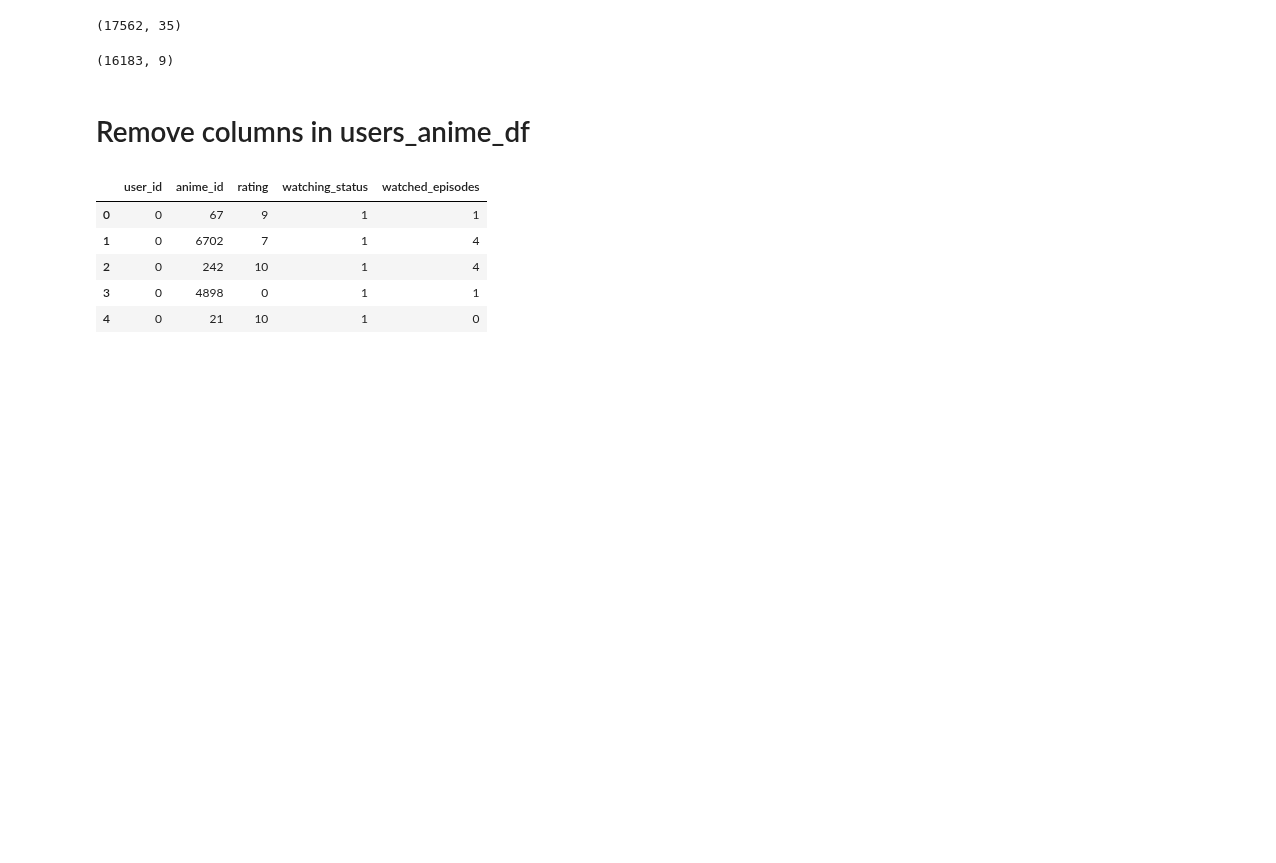
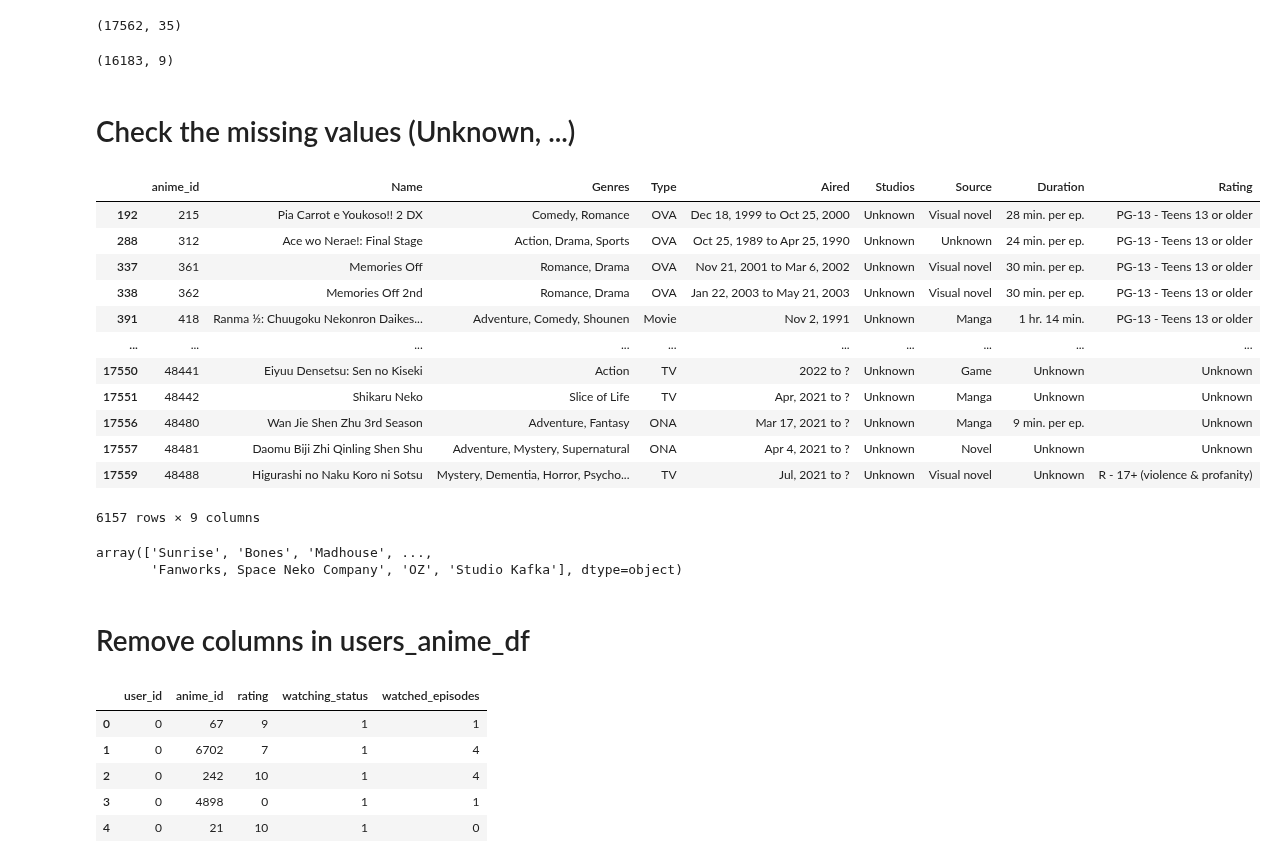
Before and after one commit to mijkami/Anime_Map, a Jupyter notebook: notebooks/Anime Map.ipynb, the cells around one changed output. Cells and saved outputs as stored; diff of their text form; code cells hidden in the pictures; blank space fills up the shorter version.

```diff
--- a/notebooks/Anime Map.ipynb
+++ b/notebooks/Anime Map.ipynb
@@ -270,3 +270,26 @@ anime_df_relevant_PG.shape
+# %% [markdown]
+# Check the missing values (Unknown, ...)
+# %%
+anime_df_relevant_PG[anime_df_relevant_PG.Studios.str.contains("Unknown")]
+# %% [output]
+|  | anime_id | Name | Genres | Type | Aired | Studios | Source | Duration | Rating |
+| 192 | 215 | Pia Carrot e Youkoso!! 2 DX | Comedy, Romance | OVA | Dec 18, 1999 to Oct 25, 2000 | Unknown | Visual novel | 28 min. per ep. | PG-13 - Teens 13 or older |
+| 288 | 312 | Ace wo Nerae!: Final Stage | Action, Drama, Sports | OVA | Oct 25, 1989 to Apr 25, 1990 | Unknown | Unknown | 24 min. per ep. | PG-13 - Teens 13 or older |
+| 337 | 361 | Memories Off | Romance, Drama | OVA | Nov 21, 2001 to Mar 6, 2002 | Unknown | Visual novel | 30 min. per ep. | PG-13 - Teens 13 or older |
+| 338 | 362 | Memories Off 2nd | Romance, Drama | OVA | Jan 22, 2003 to May 21, 2003 | Unknown | Visual novel | 30 min. per ep. | PG-13 - Teens 13 or older |
+| 391 | 418 | Ranma ½: Chuugoku Nekonron Daikes... | Adventure, Comedy, Shounen | Movie | Nov 2, 1991 | Unknown | Manga | 1 hr. 14 min. | PG-13 - Teens 13 or older |
+| ... | ... | ... | ... | ... | ... | ... | ... | ... | ... |
+| 17550 | 48441 | Eiyuu Densetsu: Sen no Kiseki | Action | TV | 2022 to ? | Unknown | Game | Unknown | Unknown |
+| 17551 | 48442 | Shikaru Neko | Slice of Life | TV | Apr, 2021 to ? | Unknown | Manga | Unknown | Unknown |
+| 17556 | 48480 | Wan Jie Shen Zhu 3rd Season | Adventure, Fantasy | ONA | Mar 17, 2021 to ? | Unknown | Manga | 9 min. per ep. | Unknown |
+| 17557 | 48481 | Daomu Biji Zhi Qinling Shen Shu | Adventure, Mystery, Supernatural | ONA | Apr 4, 2021 to ? | Unknown | Novel | Unknown | Unknown |
+| 17559 | 48488 | Higurashi no Naku Koro ni Sotsu | Mystery, Dementia, Horror, Psycho... | TV | Jul, 2021 to ? | Unknown | Visual novel | Unknown | R - 17+ (violence & profanity) |
+6157 rows × 9 columns
+# %%
+anime_df_relevant_PG['Studios'].unique()
+# %% [output]
+array(['Sunrise', 'Bones', 'Madhouse', ...,
+       'Fanworks, Space Neko Company', 'OZ', 'Studio Kafka'], dtype=object)
 # %% [markdown]
 # Remove columns  in users_anime_df
 # %%
```
Also changed, not shown: parts of 7 cells of this notebook.
